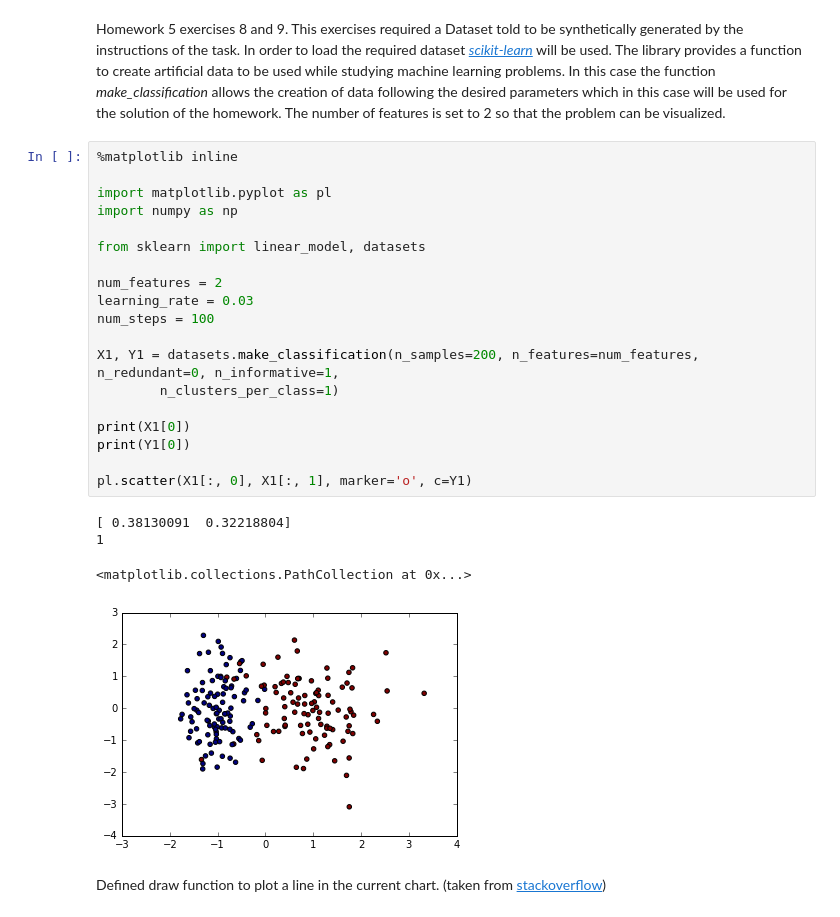
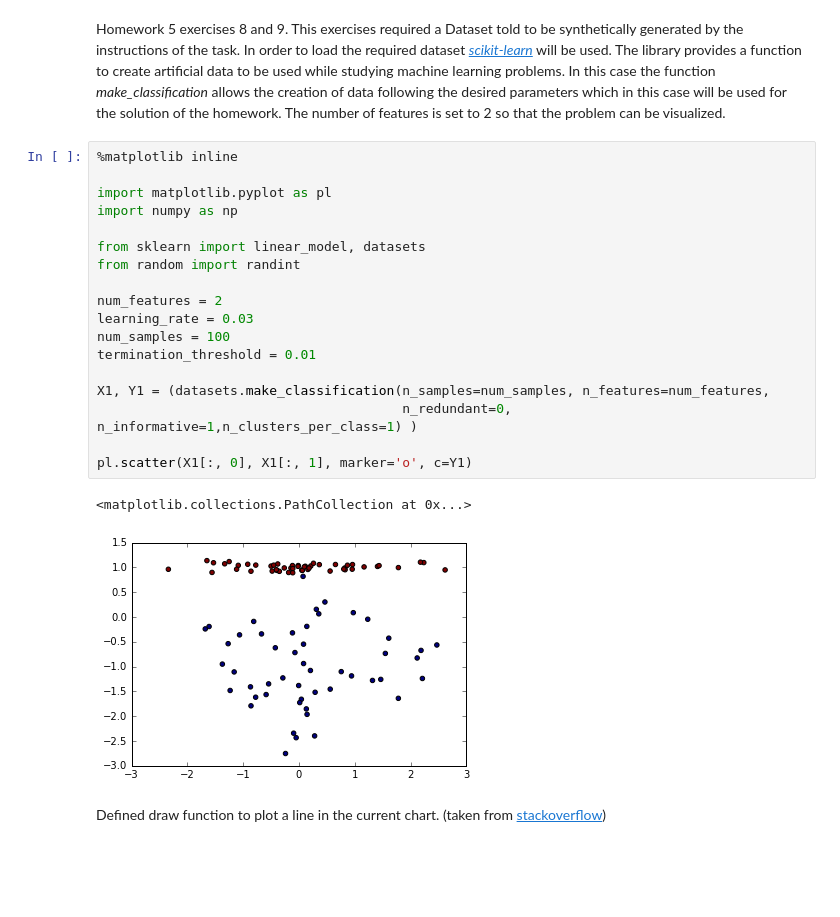
Before and after one commit to fabioanh/ML-final-homework, a Jupyter notebook: Homework-5.ipynb, the cells around one changed output. Saved outputs shown, nothing was run; the diff lists cells and outputs as text; blank space fills up the shorter version.

```diff
--- a/Homework-5.ipynb
+++ b/Homework-5.ipynb
@@ -5,27 +5,24 @@ Homework 5 exercises 8 and 9. This exercises required a Dataset told to be synth
 # %%
 %matplotlib inline
 
 import matplotlib.pyplot as pl
 import numpy as np
 
 from sklearn import linear_model, datasets
+from random import randint
 
 num_features = 2
 learning_rate = 0.03
-num_steps = 100
+num_samples = 100
+termination_threshold = 0.01
 
-X1, Y1 = datasets.make_classification(n_samples=200, n_features=num_features, n_redundant=0, n_informative=1,
-        n_clusters_per_class=1)
-
-print(X1[0])
-print(Y1[0])
+X1, Y1 = (datasets.make_classification(n_samples=num_samples, n_features=num_features,
+                                       n_redundant=0, n_informative=1,n_clusters_per_class=1) )
 
 pl.scatter(X1[:, 0], X1[:, 1], marker='o', c=Y1)
 # %% [output]
-[ 0.38130091  0.32218804]
-1
+<matplotlib.collections.PathCollection at 0x...>
-<matplotlib.collections.PathCollection at 0x...>
-[figure, old version]
+[figure, new version]
 # %% [markdown]
 Defined draw function to plot a line in the current chart. (taken from [stackoverflow](http://stackoverflow.com/questions/9148927/matplotlib-extended-line-over-2-control-points))
 # %%
```
Also changed, not shown: parts of 9 cells of this notebook.
